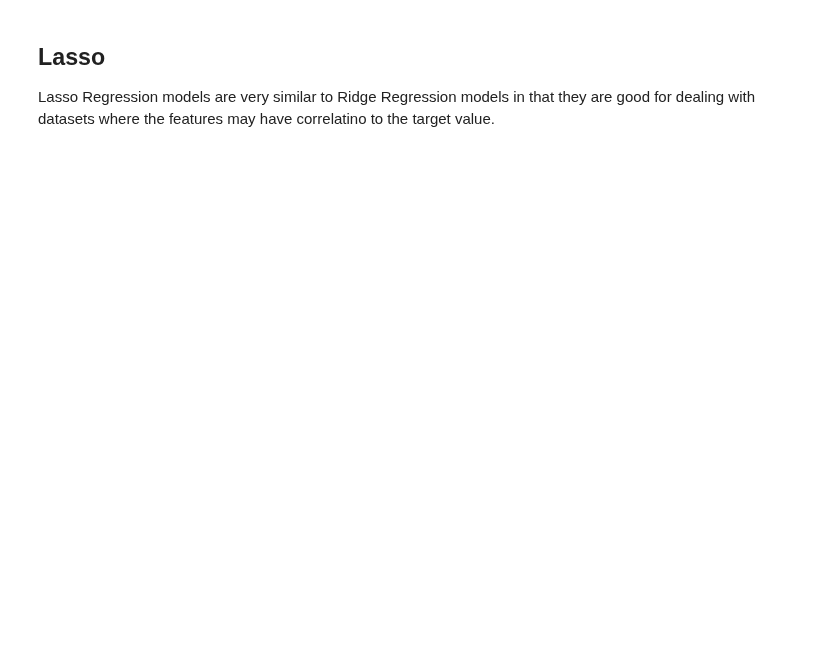
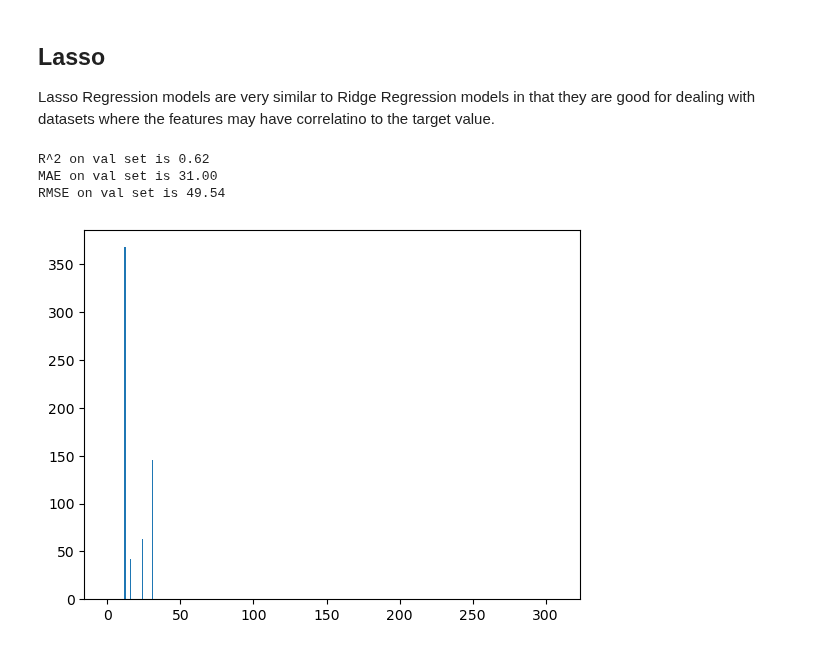
Before and after one commit to sp8rks/MaterialsInformatics, a Jupyter notebook: worked_examples/linear_vs_nonlinear_fitting/linear_models.ipynb, the cells around one changed output. Cells and saved outputs as stored; diff of their text form; code cells hidden in the pictures; blank space fills up the shorter version.

```diff
--- a/worked_examples/linear_vs_nonlinear_fitting/linear_models.ipynb
+++ b/worked_examples/linear_vs_nonlinear_fitting/linear_models.ipynb
@@ -99,26 +121,31 @@ Lasso Regression models are very similar to Ridge Regression models in that they
 # %%
 # Define a Lasso regression model with no hyperparameter tuning
 model = Lasso(alpha=1.0)
 
 # Train the Lasso regression model on the training dataset
 model.fit(X_train, y_train)
 
 # Use the trained model to make predictions on the validation dataset
 y_pred = model.predict(X_val)
 
 # Evaluate and collect performance metrics for the model
 r2 = r2_score(y_val, y_pred)  # Coefficient of determination (R^2)
 mae = mean_absolute_error(y_val, y_pred)  # Mean Absolute Error (MAE)
-rmse_val = mean_squared_error(y_val, y_pred, squared=False)  # Root Mean Squared Error (RMSE)
+rmse_val = mean_squared_error(y_val, y_pred)  # Root Mean Squared Error (RMSE)
 
 # Print the performance metrics
 print(f'R^2 on val set is {r2:.2f}')
 print(f'MAE on val set is {mae:.2f}')
 print(f'RMSE on val set is {rmse_val:.2f}')
 
 # Calculate and report feature importance (coefficients) from the trained model
 importance = model.coef_
 
 # Visualize the feature importance using a bar plot
 pyplot.bar([x for x in range(len(importance))], importance)
 pyplot.show()
+# %% [output]
+R^2 on val set is 0.62
+MAE on val set is 31.00
+RMSE on val set is 49.54
+[figure, added]
```
Also changed, not shown: parts of 4 cells of this notebook, 8 other files.
